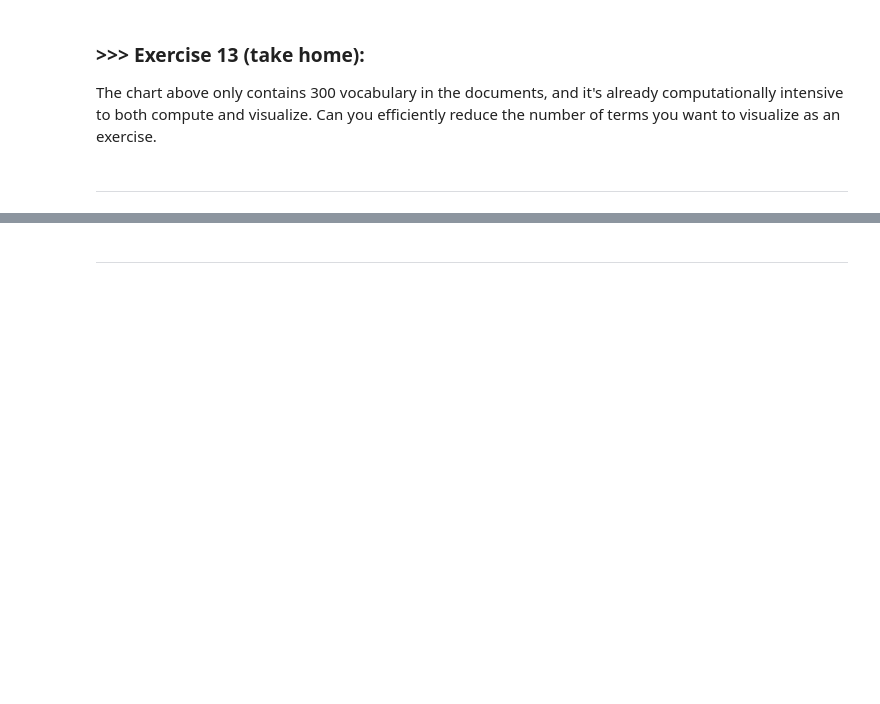
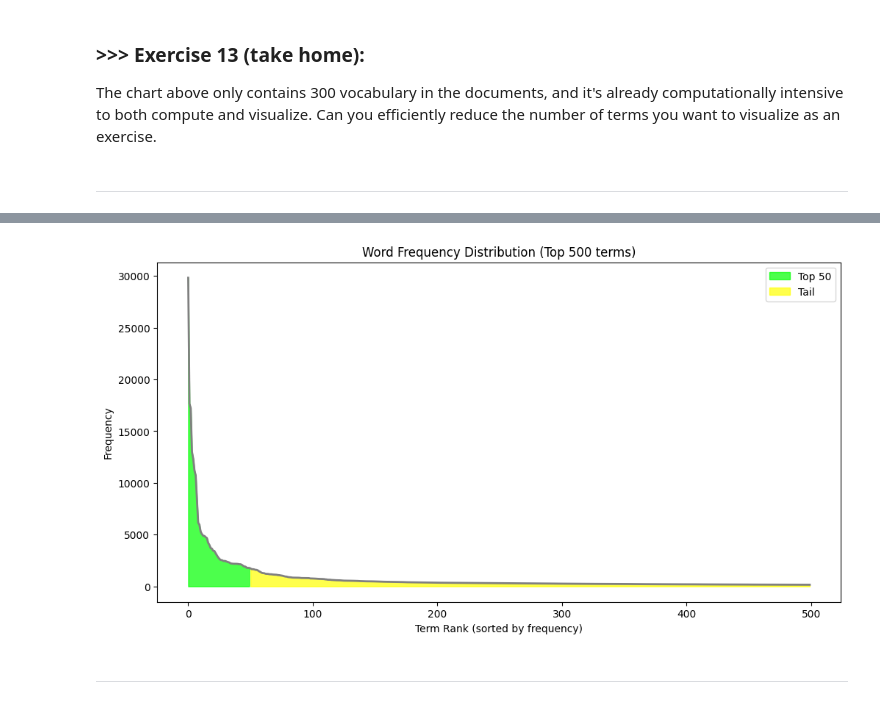
Before and after one commit to dan4546/DM2025-Lab1-Exercise, a Jupyter notebook: DM2025-Lab1-Master.ipynb, the cells around one changed output, grey strips where cells are left out. Cells and saved outputs as stored; diff of their text form; code cells hidden in the pictures; blank space fills up the shorter version.

```diff
--- a/DM2025-Lab1-Master.ipynb
+++ b/DM2025-Lab1-Master.ipynb
@@ -1075,3 +1277,32 @@ Additionally, you can attempt to sort the terms on the `x-axis` by frequency ins
+# %%
+# Answer here
+import numpy as np
+import matplotlib.pyplot as plt
+
+# 詞頻排序
+term_freq = np.asarray(X_counts.sum(axis=0)).ravel()
+sorted_idx = term_freq.argsort()[::-1]
+sorted_freq = term_freq[sorted_idx]
+
+# 只取前 N 個
+N = 500
+x = np.arange(N)
+
+plt.figure(figsize=(12, 6))
+
+# 前 K 當 head，其他當 tail
+K = 50
+plt.fill_between(x[:K], sorted_freq[:K], color="lime", alpha=0.7, label=f"Top {K}")
+plt.fill_between(x[K:N], sorted_freq[K:N], color="yellow", alpha=0.7, label="Tail")
+plt.plot(x, sorted_freq[:N], color="gray", linewidth=2)
+
+plt.title(f"Word Frequency Distribution (Top {N} terms)")
+plt.xlabel("Term Rank (sorted by frequency)")
+plt.ylabel("Frequency")
+plt.legend()
+plt.show()
+# %% [output]
+[figure, added]
 # %% [markdown]
 ---
 # %% [markdown]
```
Also changed, not shown: parts of 31 cells of this notebook, 2 other files.
